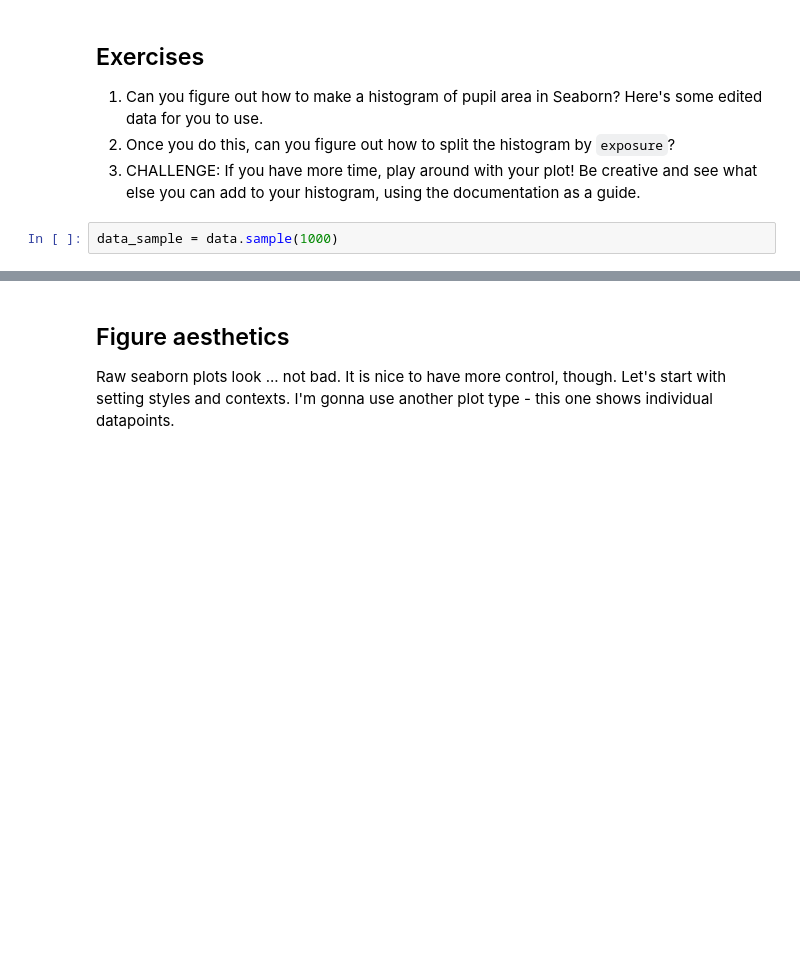
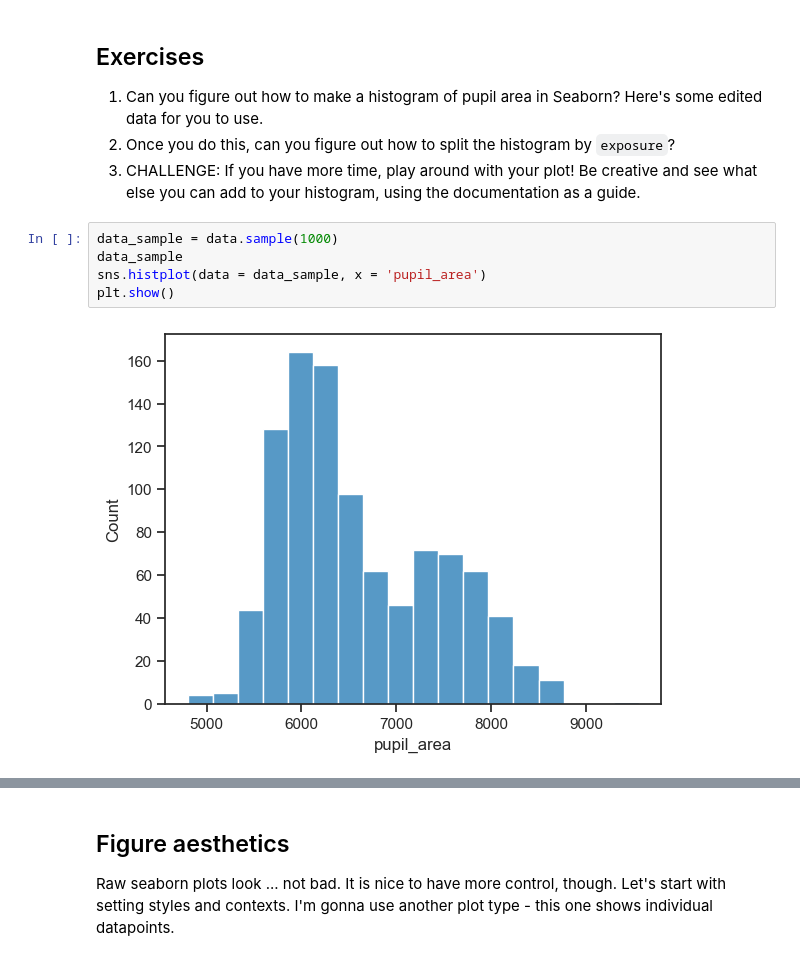
Before and after one commit to addiechoi2/intro2python, a Jupyter notebook: Week07_student.ipynb, the cells around one changed output, grey strips where cells are left out. Saved outputs shown, nothing was run; the diff lists cells and outputs as text; blank space fills up the shorter version.

```diff
--- a/Week07_student.ipynb
+++ b/Week07_student.ipynb
@@ -171,3 +256,8 @@ sns.lineplot?
 3) CHALLENGE: If you have more time, play around with your plot! Be creative and see what else you can add to your histogram, using the documentation as a guide.
 # %%
 data_sample = data.sample(1000)
+data_sample
+sns.histplot(data = data_sample, x = 'pupil_area')
+plt.show()
+# %% [output]
+[figure, added]
```
Also changed, not shown: parts of 27 cells of this notebook, 24 other files.
